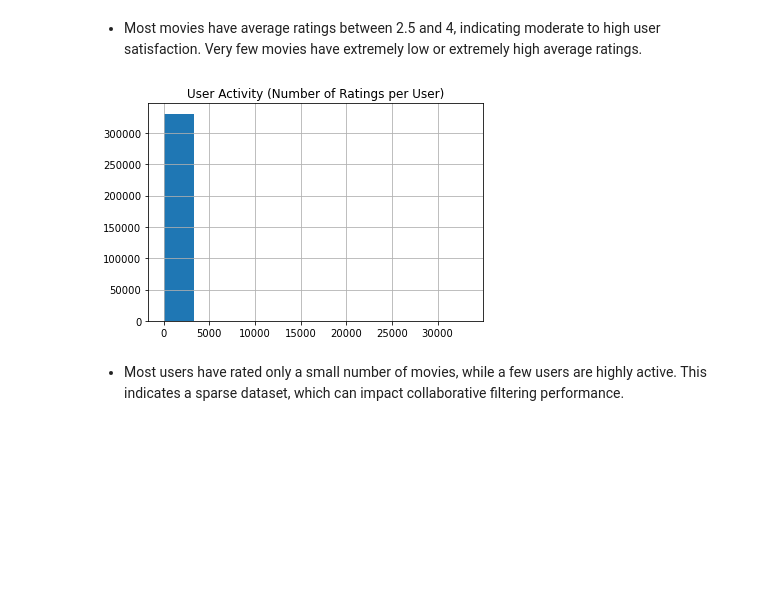
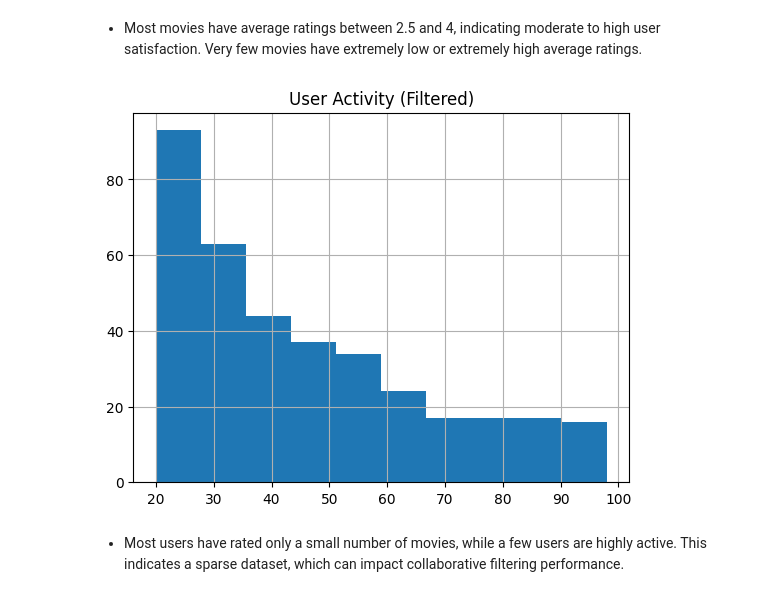
Before and after one commit to Wanyiri9dave/SimilarityEngine, a Jupyter notebook: index.ipynb, the cells around one changed output. Saved outputs shown, nothing was run; the diff lists cells and outputs as text; code cells hidden in the pictures; blank space fills up the shorter version.

```diff
--- a/index.ipynb
+++ b/index.ipynb
@@ -194,12 +202,12 @@ plt.show()
 # %%
 #Number of ratings per user
 user_counts = ratings['userId'].value_counts()
 
-user_counts.hist()
-plt.title("User Activity (Number of Ratings per User)")
+user_counts[user_counts < 100].hist()
+plt.title("User Activity (Filtered)")
 plt.show()
 # %% [output]
-[figure, old version]
+[figure, new version]
 # %% [markdown]
 * Most users have rated only a small number of movies, while a few users are highly active. This indicates a sparse dataset, which can impact collaborative filtering performance.
 # %%
```
Also changed, not shown: parts of 29 cells of this notebook.
